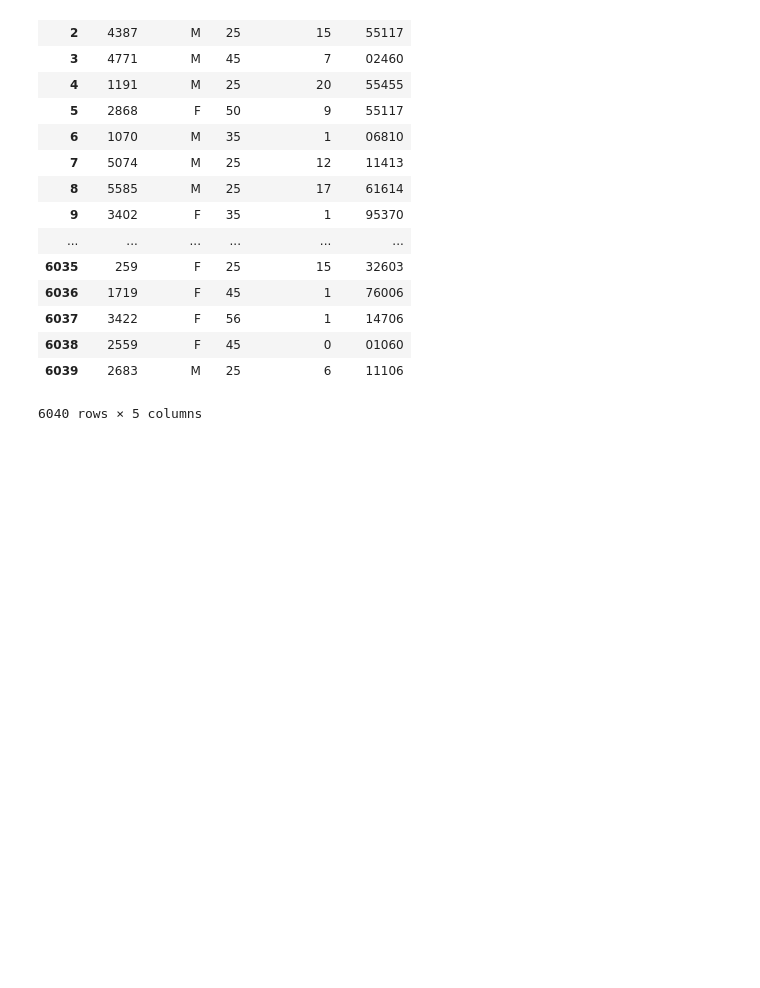
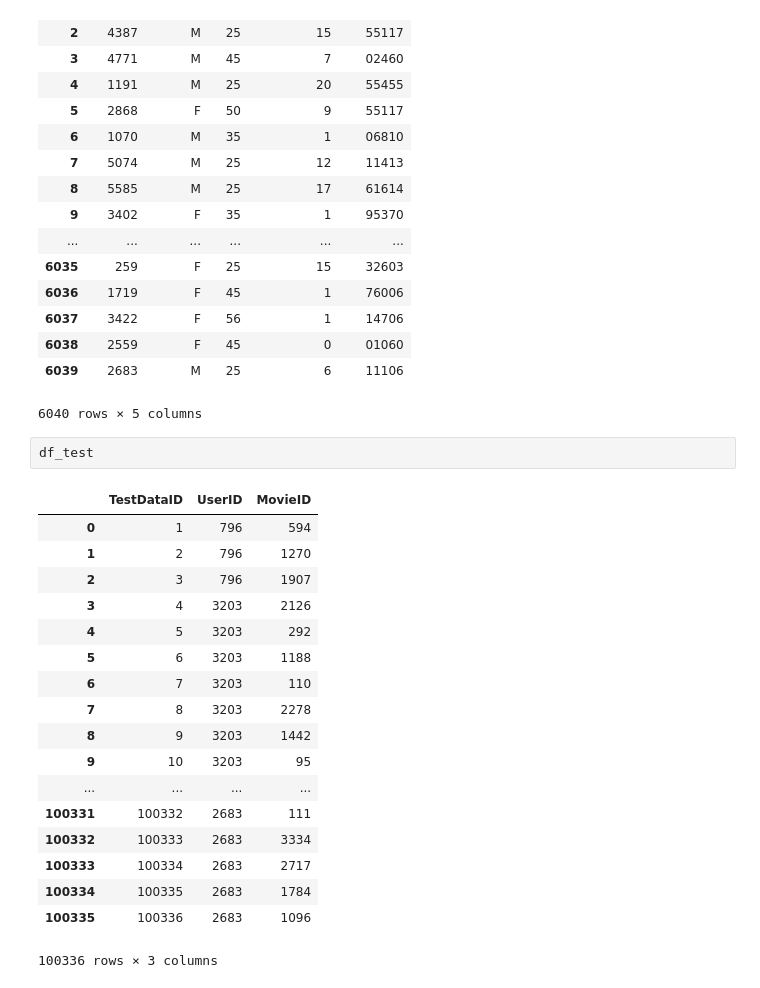
Before and after one commit to ryhryh/NTU-ML2017, a Jupyter notebook: hw5/p1.ipynb, the cells around one changed output. Cells and saved outputs as stored; diff of their text form; blank space fills up the shorter version.

```diff
--- a/hw5/p1.ipynb
+++ b/hw5/p1.ipynb
@@ -78,3 +87,24 @@ df_users
 | 6038 | 2559 | F | 45 | 0 | 01060 |
 | 6039 | 2683 | M | 25 | 6 | 11106 |
 6040 rows × 5 columns
+# %%
+df_test
+# %% [output]
+|  | TestDataID | UserID | MovieID |
+| 0 | 1 | 796 | 594 |
+| 1 | 2 | 796 | 1270 |
+| 2 | 3 | 796 | 1907 |
+| 3 | 4 | 3203 | 2126 |
+| 4 | 5 | 3203 | 292 |
+| 5 | 6 | 3203 | 1188 |
+| 6 | 7 | 3203 | 110 |
+| 7 | 8 | 3203 | 2278 |
+| 8 | 9 | 3203 | 1442 |
+| 9 | 10 | 3203 | 95 |
+| ... | ... | ... | ... |
+| 100331 | 100332 | 2683 | 111 |
+| 100332 | 100333 | 2683 | 3334 |
+| 100333 | 100334 | 2683 | 2717 |
+| 100334 | 100335 | 2683 | 1784 |
+| 100335 | 100336 | 2683 | 1096 |
+100336 rows × 3 columns
```
Also changed, not shown: parts of 11 cells of this notebook.
